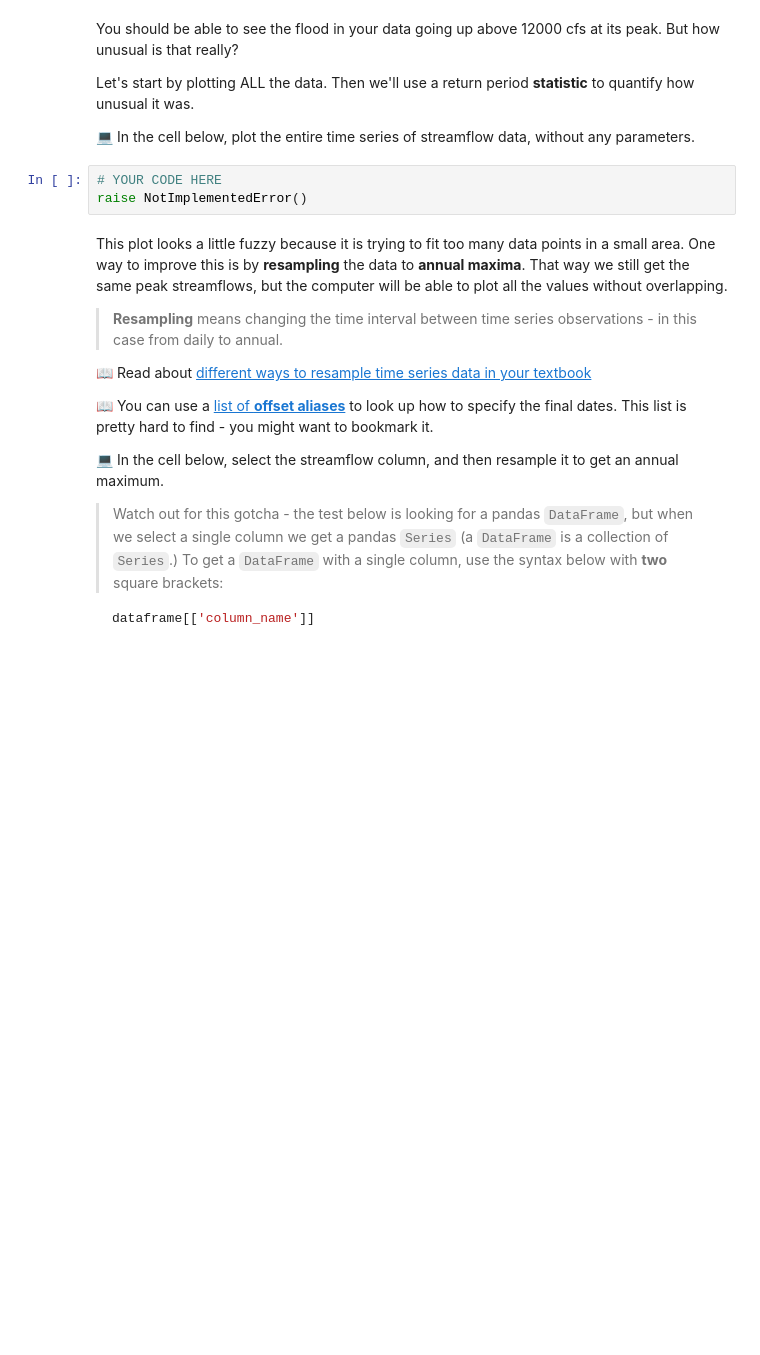
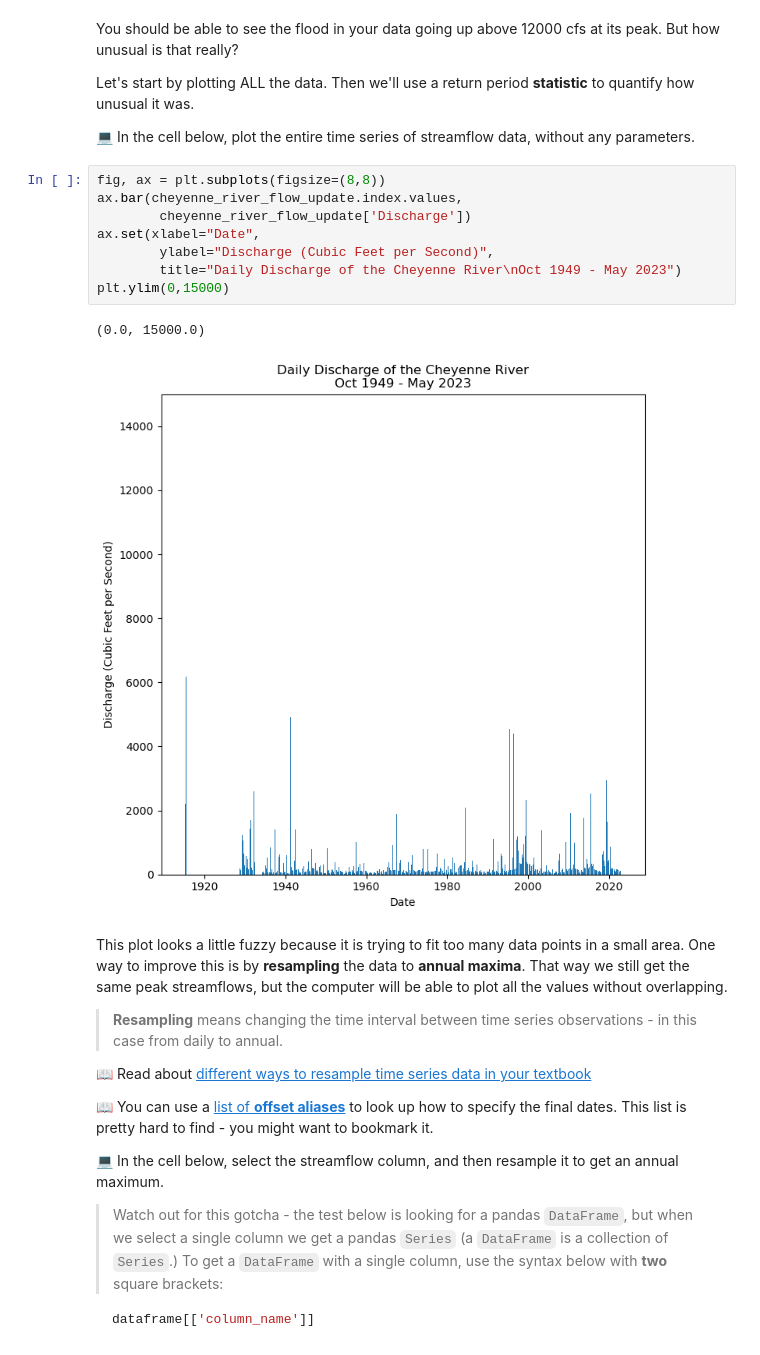
Before and after one commit to TrisDavis/time-series-data-TrisDavis, a Jupyter notebook: stars-02-time-series.ipynb, the cells around one changed output. Drawn from its saved outputs; the diff is of its cells as text; blank space fills up the shorter version.

```diff
--- a/stars-02-time-series.ipynb
+++ b/stars-02-time-series.ipynb
@@ -426,9 +560,17 @@ You should be able to see the flood in your data going up above 12000 cfs at its
 Let's start by plotting ALL the data. Then we'll use a return period **statistic** to quantify how unusual it was.
 
 &#128187; In the cell below, plot the entire time series of streamflow data, without any parameters.
-# %%
-# YOUR CODE HERE
-raise NotImplementedError()
+# %%
+fig, ax = plt.subplots(figsize=(8,8))
+ax.bar(cheyenne_river_flow_update.index.values,
+        cheyenne_river_flow_update['Discharge'])
+ax.set(xlabel="Date",
+        ylabel="Discharge (Cubic Feet per Second)",
+        title="Daily Discharge of the Cheyenne River\nOct 1949 - May 2023")
+plt.ylim(0,15000)
+# %% [output]
+(0.0, 15000.0)
+[figure, added]
 # %% [markdown]
 This plot looks a little fuzzy because it is trying to fit too many data points in a small area. One way to improve this is by **resampling** the data to **annual maxima**. That way we still get the same peak streamflows, but the computer will be able to plot all the values without overlapping.
 
```
Also changed, not shown: parts of 28 cells of this notebook.
